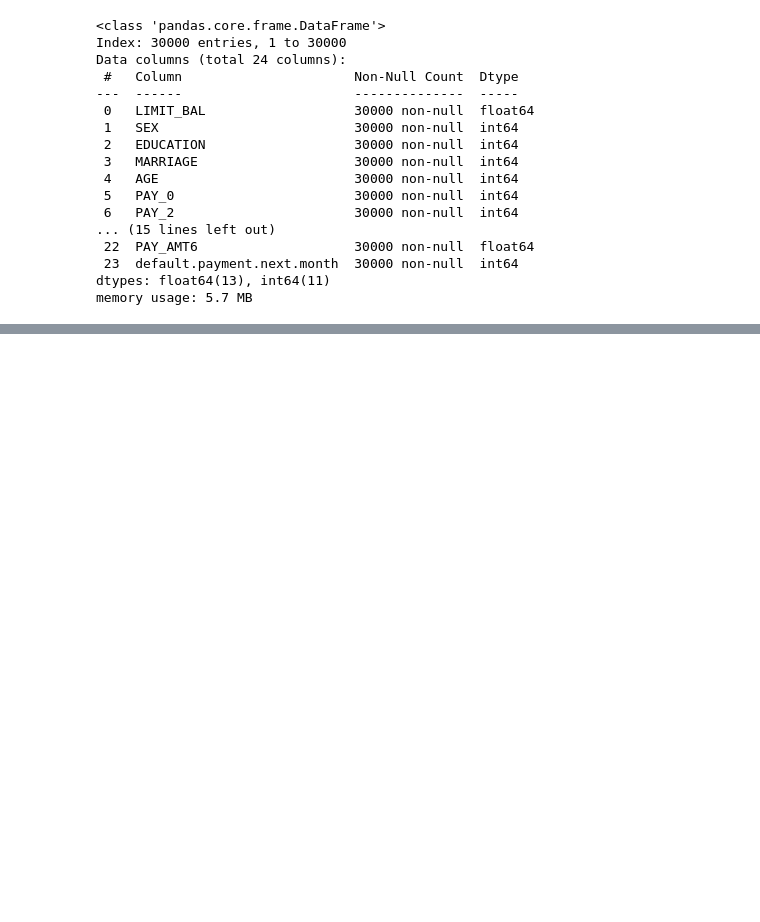
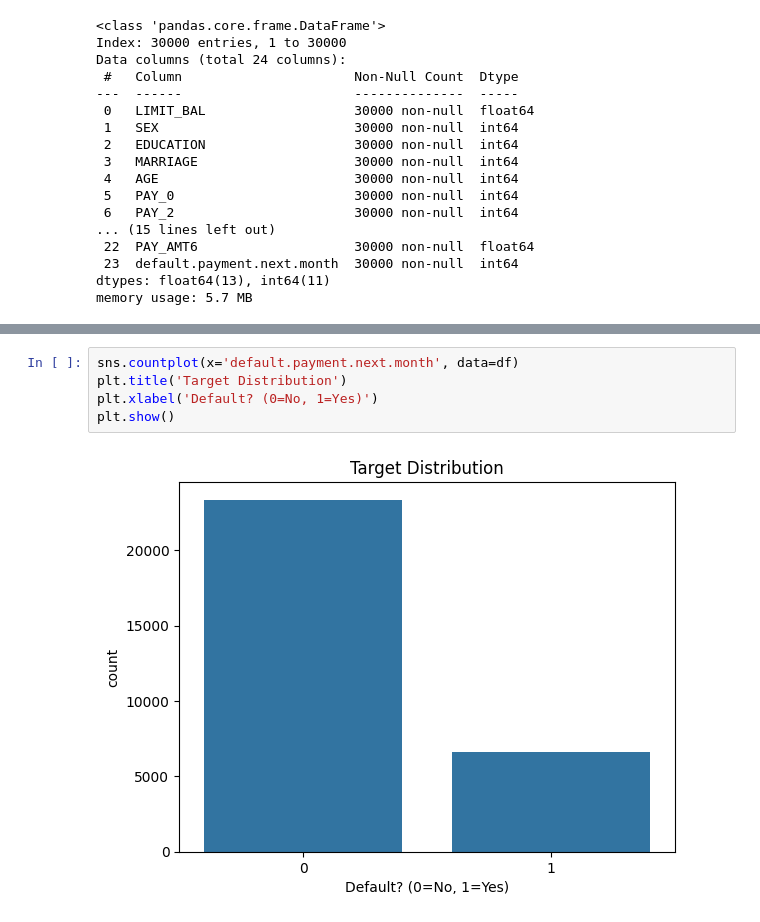
Before and after one commit to dakboiszzz/credit-default-insights, a Jupyter notebook: notebooks/data_exploration.ipynb, the cells around one changed output, grey strips where cells are left out. Saved outputs shown, nothing was run; the diff lists cells and outputs as text; blank space fills up the shorter version.

Commit message:
Some prior data exploration

```diff
--- a/notebooks/data_exploration.ipynb
+++ b/notebooks/data_exploration.ipynb
@@ -40,0 +92,7 @@ memory usage: 5.7 MB
+# %%
+sns.countplot(x='default.payment.next.month', data=df)
+plt.title('Target Distribution')
+plt.xlabel('Default? (0=No, 1=Yes)')
+plt.show()
+# %% [output]
+[figure, added]
```
Also changed, not shown: parts of 4 cells of this notebook.
